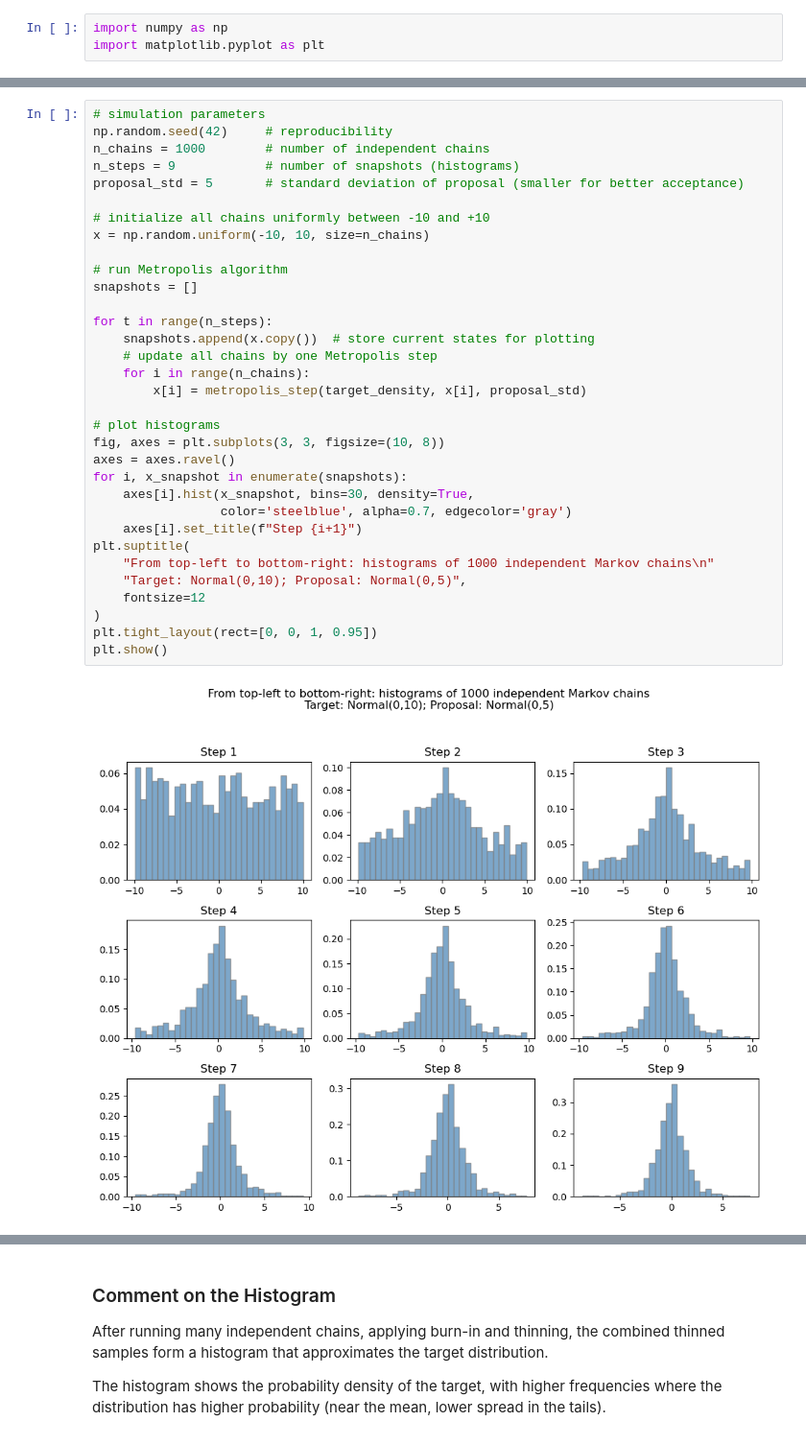
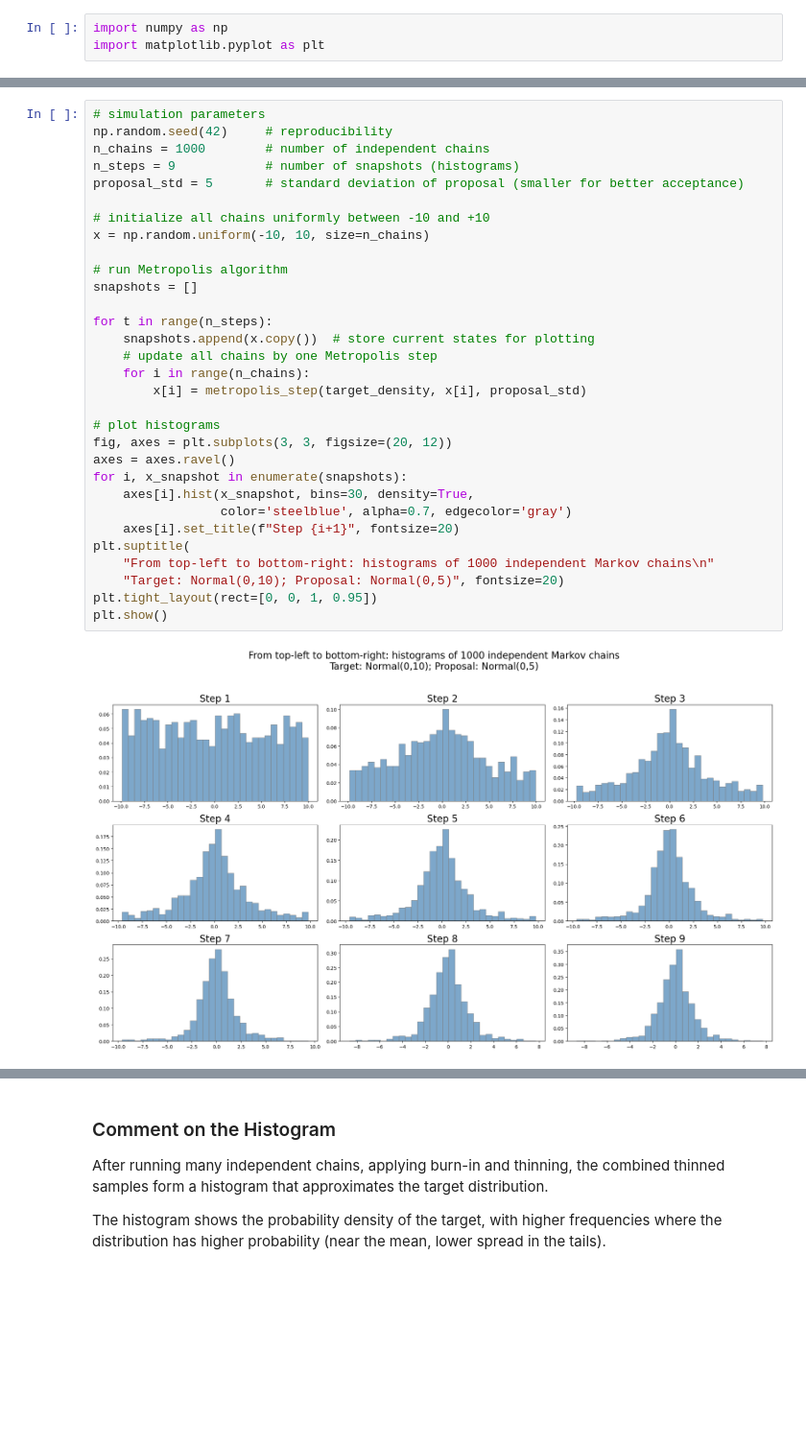
Before and after one commit to Ali-Raisolsadat/Ali-Raisolsadat.github.io, a Jupyter notebook: stat4110-code/chapter4/slide_code/lecture4_lecture_code_python.ipynb, the cells around one changed output, grey strips where cells are left out. Shown: that part at 96% size. Cells and saved outputs as stored; diff of their text form; blank space fills up the shorter version.

```diff
--- a/stat4110-code/chapter4/slide_code/lecture4_lecture_code_python.ipynb
+++ b/stat4110-code/chapter4/slide_code/lecture4_lecture_code_python.ipynb
@@ -60,38 +135,36 @@ def metropolis_step(p, x, proposal_std):
 # %%
 # simulation parameters
 np.random.seed(42)     # reproducibility
 n_chains = 1000        # number of independent chains
 n_steps = 9            # number of snapshots (histograms)
 proposal_std = 5       # standard deviation of proposal (smaller for better acceptance)
 
 # initialize all chains uniformly between -10 and +10
 x = np.random.uniform(-10, 10, size=n_chains)
 
 # run Metropolis algorithm
 snapshots = []
 
 for t in range(n_steps):
     snapshots.append(x.copy())  # store current states for plotting
     # update all chains by one Metropolis step
     for i in range(n_chains):
         x[i] = metropolis_step(target_density, x[i], proposal_std)
 
 # plot histograms
-fig, axes = plt.subplots(3, 3, figsize=(10, 8))
+fig, axes = plt.subplots(3, 3, figsize=(20, 12))
 axes = axes.ravel()
 for i, x_snapshot in enumerate(snapshots):
     axes[i].hist(x_snapshot, bins=30, density=True,
                  color='steelblue', alpha=0.7, edgecolor='gray')
-    axes[i].set_title(f"Step {i+1}")
+    axes[i].set_title(f"Step {i+1}", fontsize=20)
 plt.suptitle(
     "From top-left to bottom-right: histograms of 1000 independent Markov chains\n"
-    "Target: Normal(0,10); Proposal: Normal(0,5)",
-    fontsize=12
-)
+    "Target: Normal(0,10); Proposal: Normal(0,5)", fontsize=20)
 plt.tight_layout(rect=[0, 0, 1, 0.95])
 plt.show()
 # %% [output]
-[figure, old version]
+[figure, new version]
 # %%
 # simulate a single chain
 np.random.seed(0)
```
Also changed, not shown: parts of 4 cells of this notebook, 12 other files.
